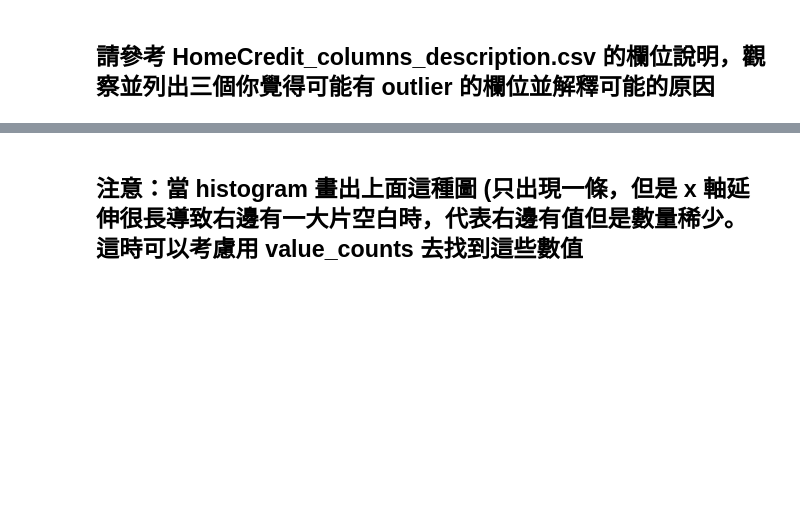
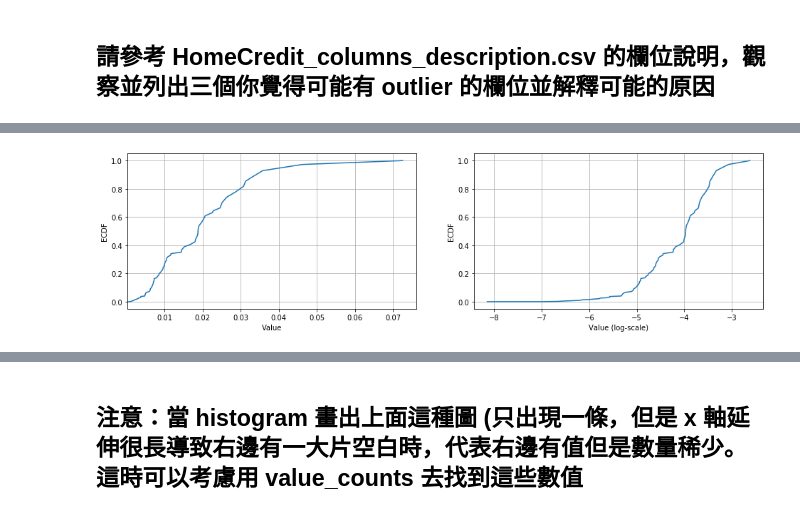
Before and after one commit to penguinwang96825/ML100Days, a Jupyter notebook: homework/Day009/Day_009_HW.ipynb, the cells around one changed output, grey strips where cells are left out. Cells and saved outputs as stored; diff of their text form; code cells hidden in the pictures; blank space fills up the shorter version.

```diff
--- a/homework/Day009/Day_009_HW.ipynb
+++ b/homework/Day009/Day_009_HW.ipynb
@@ -70,30 +135,29 @@ TypeError: not all arguments converted during string formatting
 # %%
-# 最大值離平均與中位數很遠
-print(app_train['AMT_INCOME_TOTAL'].describe())
-
 # 繪製 Empirical Cumulative Density Plot (ECDF)
 """
 YOUR CODE HERE
 """
-cdf =
+cdf = app_train.REGION_POPULATION_RELATIVE.value_counts().sort_index().cumsum()
 
-
+plt.figure(figsize=(16, 4))
+plt.subplot(121)
 plt.plot(list(cdf.index), cdf/cdf.max())
 plt.xlabel('Value')
 plt.ylabel('ECDF')
-plt.xlim([cdf.index.min(), cdf.index.max() * 1.05]) # 限制顯示圖片的範圍
-plt.ylim([-0.05,1.05]) # 限制顯示圖片的範圍
-
-plt.show()
+plt.xlim([cdf.index.min(), cdf.index.max()*1.05])
+plt.ylim([-0.05, 1.05])
+plt.grid()
 
 # 改變 y 軸的 Scale, 讓我們可以正常檢視 ECDF
+plt.subplot(122)
 plt.plot(np.log(list(cdf.index)), cdf/cdf.max())
 plt.xlabel('Value (log-scale)')
 plt.ylabel('ECDF')
-
-plt.ylim([-0.05,1.05]) # 限制顯示圖片的範圍
-
+plt.ylim([-0.05, 1.05])
+plt.grid()
 plt.show()
+# %% [output]
+[figure, added]
 # %% [markdown]
 ## 補充：Normal dist 的 ECDF
 ![ecdf_normal](https://au.mathworks.com/help/examples/stats/win64/PlotEmpiricalCdfAndCompareWithSamplingDistributionExample_01.png)
```
Also changed, not shown: parts of 14 cells of this notebook.
